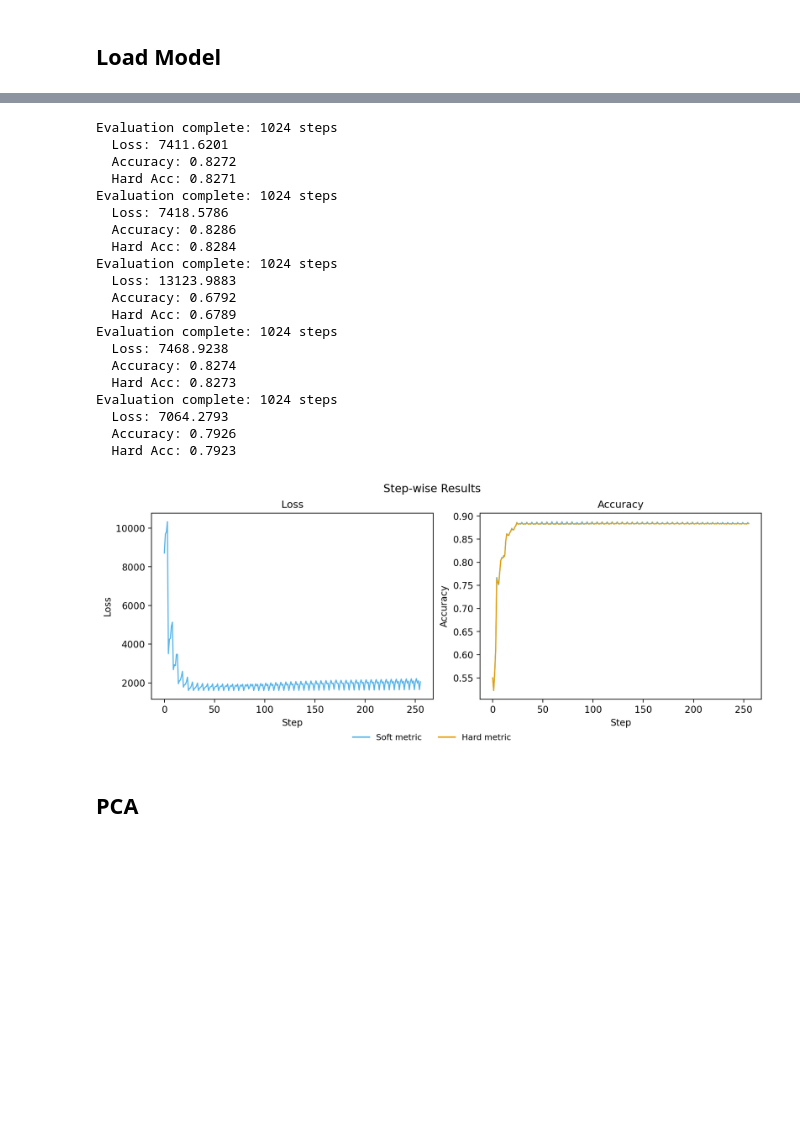
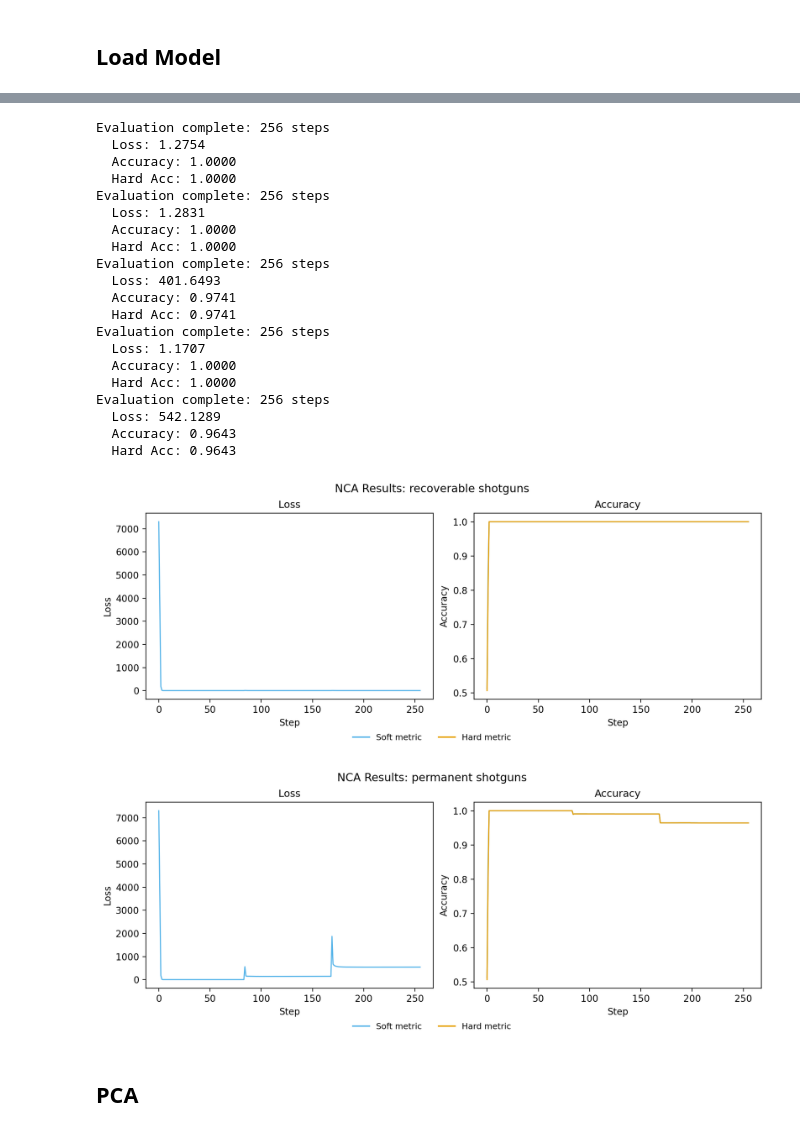
Before and after one commit to GabrielBena/boolean_nca_cc, a Jupyter notebook: boolean_nca_exploration.ipynb, the cells around one changed output, grey strips where cells are left out. Cells and saved outputs as stored; diff of their text form; code cells hidden in the pictures; blank space fills up the shorter version.

Commit message:
cleaner eval, get discrete damage scores + no recovery scores

```diff
--- a/boolean_nca_exploration.ipynb
+++ b/boolean_nca_exploration.ipynb
@@ -176,7 +204,7 @@ damage_steps = jp.linspace(0, n_steps, n_damage_steps + 1, endpoint=False).astyp
 print(f"Damage steps: {damage_steps}")
 
 damage_modes = ["none", "probabilistic", "deterministic"]
-permanent_modes = [False, True]
+permanent_modes = [True]
 # %% [output]
 Damage steps: [ 85 170]
 # %% [markdown]
@@ -336,6 +364,7 @@ def run_bp_baseline_vmapped(
     # ----------------------------------------------------------------
     all_logits = []
     losses, hard_losses, accuracies, hard_accuracies = [], [], [], []
+    all_losses, all_hl, all_acc, all_ha = [], [], [], []
 
     iterator = trange(n_steps, desc="BP (vmapped)") if verbose else range(n_steps)
     for step in iterator:
@@ -360,8 +389,21 @@ def run_bp_baseline_vmapped(
         hard_accuracies.append(float(jp.mean(sha)))
         all_logits.append(v_record(batch_params))
 
+        all_losses.append(sl)
+        all_hl.append(shl)
+        all_acc.append(sa)
+        all_ha.append(sha)
+
     # (steps, batch, nodes, logit_dim) → (batch, steps, nodes, logit_dim)
     batch_logits = jp.stack(all_logits).transpose(1, 0, 2, 3)
+
+    # (steps, batch) → (batch, steps)
+    all_metrics = {
+        "loss": jp.stack(all_losses, axis=1),
+        "hard_loss": jp.stack(all_hl, axis=1),
+        "accuracy": jp.stack(all_acc, axis=1),
+        "hard_accuracy": jp.stack(all_ha, axis=1),
+    }
 
     step_metrics = {
         "step": list(range(1, n_steps + 1)),
@@ -372,12 +414,7 @@ def run_bp_baseline_vmapped(
         "soft_accuracy": accuracies,
         "soft_loss": losses,
         "graphs": SimpleNamespace(nodes={"logits": batch_logits}),
-        "all_metrics": {
-            "loss": losses,
-            "hard_loss": hard_losses,
-            "accuracy": accuracies,
-            "hard_accuracy": hard_accuracies,
-        },
+        "all_metrics": all_metrics,
     }
 
     if verbose:
@@ -393 +677,3 @@ bp_eval_results = None
+# %%
+bp_fn = run_bp_baseline_vmapped if force_cpu else run_bp_scan
 # %%
@@ -465,7 +771,7 @@ attn_eval_results = {
         x_data=x_test,
         y_data=y_test,
         input_n=input_n,
-        n_message_steps=1024,
+        n_message_steps=256,
         arity=arity,
         circuit_hidden_dim=hidden_dim,
         loss_cfg=LossConfig(dict(loaded_config.loss)),
@@ -487,31 +793,37 @@ attn_eval_results = {
     if not (damage_mode == "none" and permanent)
 }
 # %% [output]
-Evaluation complete: 1024 steps
-  Loss: 7411.6201
-  Accuracy: 0.8272
-  Hard Acc: 0.8271
-Evaluation complete: 1024 steps
-  Loss: 7418.5786
-  Accuracy: 0.8286
-  Hard Acc: 0.8284
-Evaluation complete: 1024 steps
-  Loss: 13123.9883
-  Accuracy: 0.6792
-  Hard Acc: 0.6789
-Evaluation complete: 1024 steps
-  Loss: 7468.9238
-  Accuracy: 0.8274
-  Hard Acc: 0.8273
-Evaluation complete: 1024 steps
-  Loss: 7064.2793
-  Accuracy: 0.7926
-  Hard Acc: 0.7923
+Evaluation complete: 256 steps
+  Loss: 1.2754
+  Accuracy: 1.0000
+  Hard Acc: 1.0000
+Evaluation complete: 256 steps
+  Loss: 1.2831
+  Accuracy: 1.0000
+  Hard Acc: 1.0000
+Evaluation complete: 256 steps
+  Loss: 401.6493
+  Accuracy: 0.9741
+  Hard Acc: 0.9741
+Evaluation complete: 256 steps
+  Loss: 1.1707
+  Accuracy: 1.0000
+  Hard Acc: 1.0000
+Evaluation complete: 256 steps
+  Loss: 542.1289
+  Accuracy: 0.9643
+  Hard Acc: 0.9643
 # %%
-plot_wandb_stepwise_results(attn_eval_results[("deterministic", False)][1])
+plot_wandb_stepwise_results(
+    attn_eval_results[("deterministic", False)][1], title="NCA Results: recoverable shotguns"
+)
+plot_wandb_stepwise_results(
+    attn_eval_results[("deterministic", True)][1], title="NCA Results: permanent shotguns"
+)
 plt.show()
 # %% [output]
-[figure, old version]
+[figure, new version]
+[figure, added]
 # %% [markdown]
 ## PCA
 # %%
```
Also changed, not shown: parts of 37 cells of this notebook, 3 other files.
